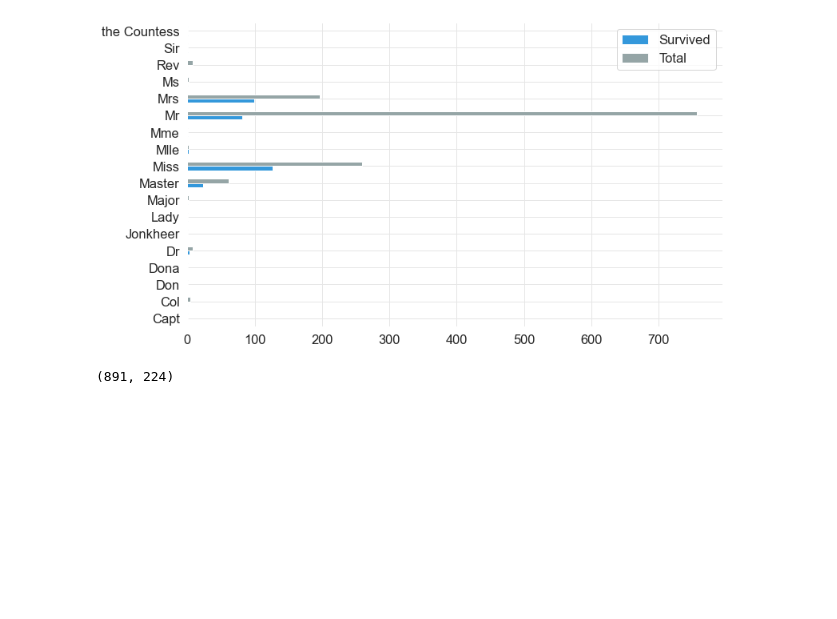
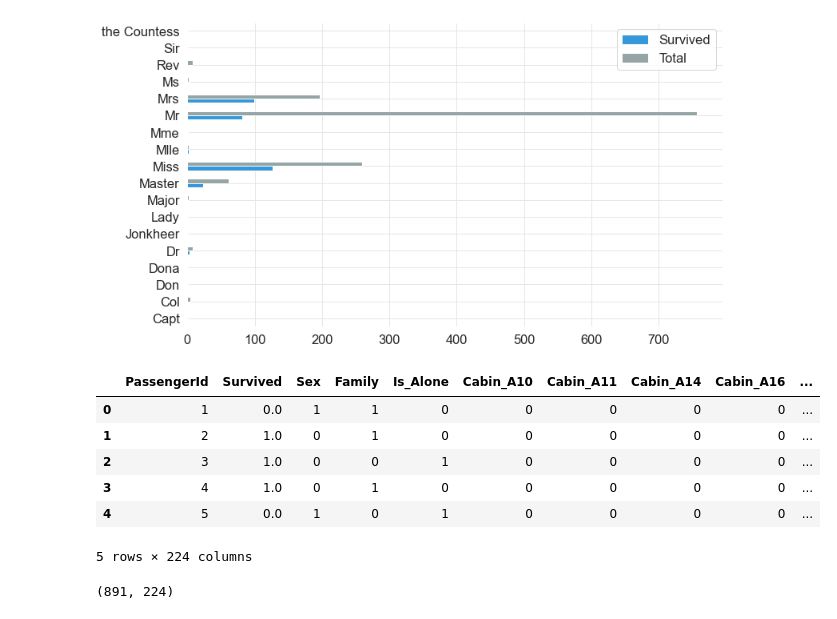
Before and after one commit to Gloriel/Kaggle, a Jupyter notebook: Titanic/Titanic_base-Copy1.ipynb, the cells around one changed output. Cells and saved outputs as stored; diff of their text form; code cells hidden in the pictures; blank space fills up the shorter version.

```diff
--- a/Titanic/Titanic_base-Copy1.ipynb
+++ b/Titanic/Titanic_base-Copy1.ipynb
@@ -295,6 +294,16 @@ td['Sex'] = LabelEncoder().fit_transform(td['Sex'])
 td['Is_Alone'] = LabelEncoder().fit_transform(td['Is_Alone'])
 # %%
 td.drop(['Pclass', 'Fare','Cabin', 'Fare_Category','Name','Salutation', 'Ticket','Embarked', 'Age_Range', 'SibSp', 'Parch', 'Age'], axis=1, inplace=True)
+# %%
+td.head()
+# %% [output]
+|  | PassengerId | Survived | Sex | Family | Is_Alone | Cabin_A10 | Cabin_A11 | Cabin_A14 | Cabin_A16 | ... |
+| 0 | 1 | 0.0 | 1 | 1 | 0 | 0 | 0 | 0 | 0 | ... |
+| 1 | 2 | 1.0 | 0 | 1 | 0 | 0 | 0 | 0 | 0 | ... |
+| 2 | 3 | 1.0 | 0 | 0 | 1 | 0 | 0 | 0 | 0 | ... |
+| 3 | 4 | 1.0 | 0 | 1 | 0 | 0 | 0 | 0 | 0 | ... |
+| 4 | 5 | 0.0 | 1 | 0 | 1 | 0 | 0 | 0 | 0 | ... |
+5 rows × 224 columns
 # %%
 # Data to be predicted
 X_to_be_predicted = td[td.Survived.isnull()]
```
Also changed, not shown: parts of 6 cells of this notebook, 1 other file.
